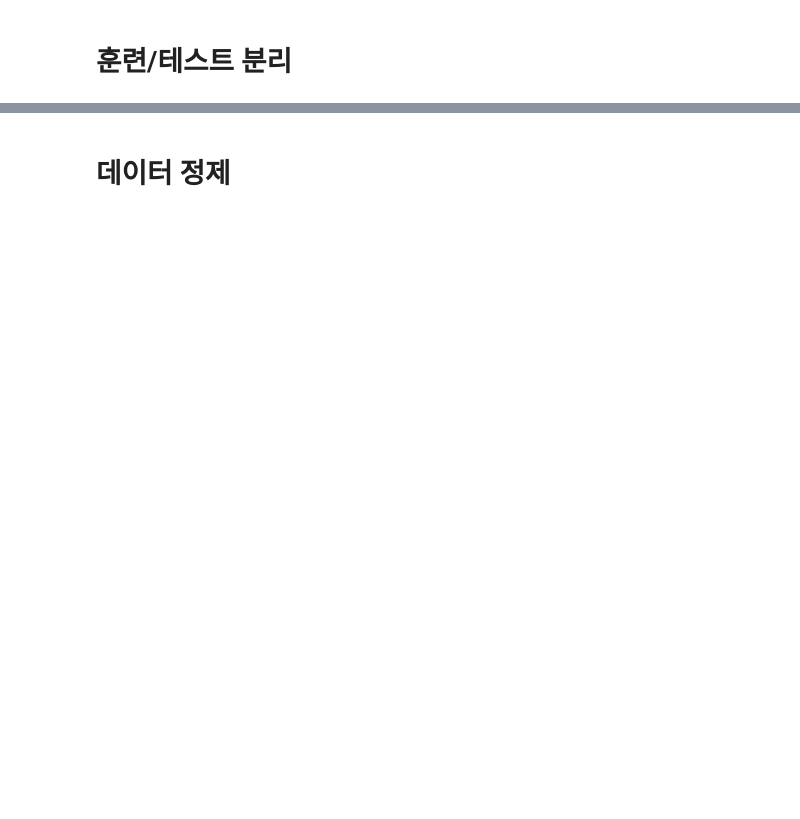
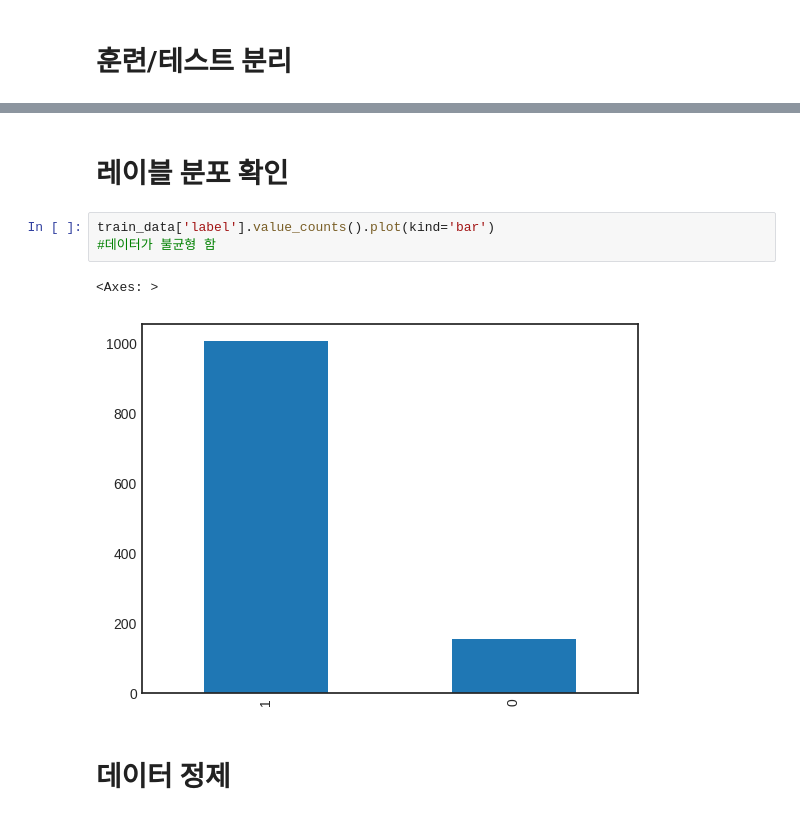
Before and after one commit to yskim1230/AIB_Section3-PJT_Deep-Learning, a Jupyter notebook: review_analysis_ipynb(별점).ipynb, the cells around one changed output, grey strips where cells are left out. Saved outputs shown, nothing was run; the diff lists cells and outputs as text; blank space fills up the shorter version.

```diff
--- a/review_analysis_ipynb(별점).ipynb
+++ b/review_analysis_ipynb(별점).ipynb
@@ -86,3 +104,11 @@ X_train, X_test, y_train, y_test = train_test_split(X, y, test_size=0.2, random_
+# %% [markdown]
+# 레이블 분포 확인
+# %%
+train_data['label'].value_counts().plot(kind='bar')
+#데이터가 불균형 함
+# %% [output]
+<Axes: >
+[figure, added]
 # %% [markdown]
 # 데이터 정제
 # %%
```
Also changed, not shown: parts of 31 cells of this notebook.
